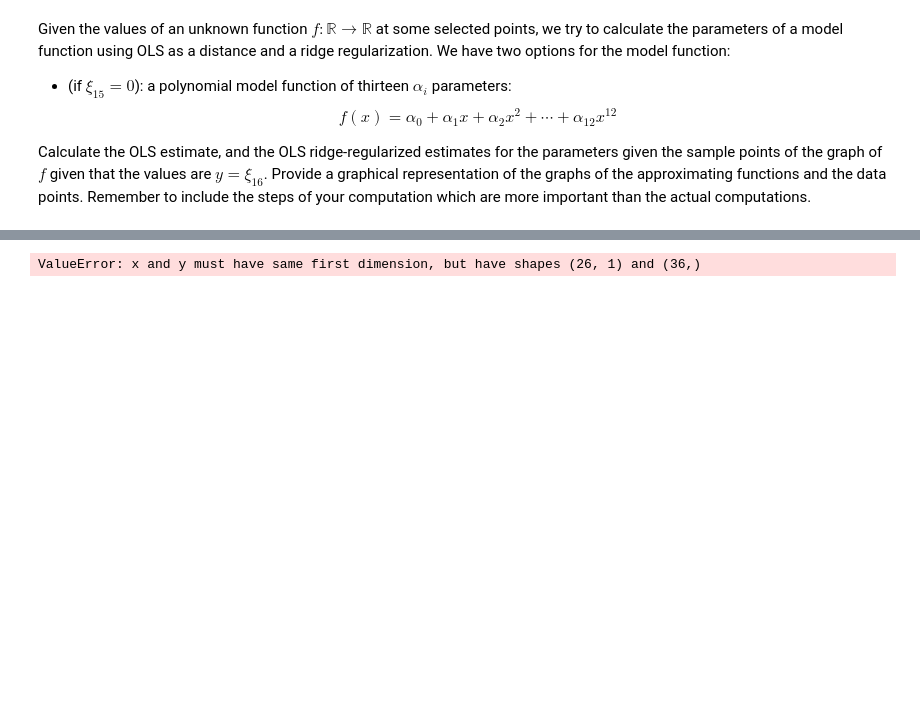
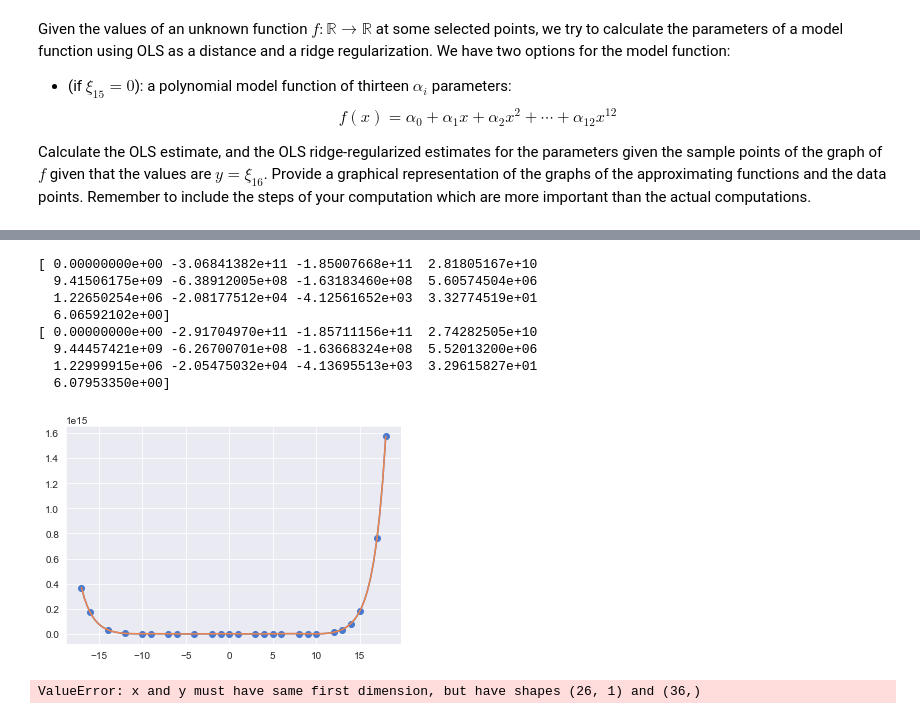
Before and after one commit to saketthakur001/Data-analysis-tasks, a Jupyter notebook: task_5_final.ipynb, the cells around one changed output, grey strips where cells are left out. Saved outputs shown, nothing was run; the diff lists cells and outputs as text; code cells hidden in the pictures; blank space fills up the shorter version.

```diff
--- a/task_5_final.ipynb
+++ b/task_5_final.ipynb
@@ -230,3 +226,71 @@ plt.show()
+# %%
+# Import the necessary modules
+import sklearn as sk
+from sklearn.linear_model import LinearRegression
+from sklearn.linear_model import Ridge
+from matplotlib import pyplot as plt
+import numpy as np
+import seaborn as sns
+from pprint import pprint
+
+# Define the data points as a list of tuples (x, y)
+data_points = [ (8, 127433440427.93), (9, 455607796096.94), (-12, 4606791204420.56), (15, 180878513712957.6), (10, 1637803075559.21), (13, 33444295810203.46), (4, 44293389.84), (-9, 97749416600.4), (17, 764641404511483.2), (-7, 2100755903.26), (-1, -7.9), (-2, -9770.07), (18, 1574526396408553.5), (6, 4624964052.51), (-4, -8665897.85), (-6, 6959469.09), (3, 1720107.86), (5, 538222472.88), (-14, 32074290256609.59), (-16, 171527592284611.6), (0, -4.86), (1, 10.28), (-17, 369051651390021.94), (-10, 389311225273.36), (12, 12952353048611.79), (14, 81115064579528.31)]
+
+# Create an instance of the ordinary least squares (OLS) regression model with an intercept term
+ols = LinearRegression(fit_intercept=True)
+
+# Create an instance of the ridge regression model with an intercept term and a regularization parameter alpha
+Ols_ridge = Ridge(alpha=1, fit_intercept=True)
+
+# Extract the x and y values from the data points and reshape them into two-dimensional arrays
+X = np.array([x[0] for x in data_points]).reshape(-1, 1)
+Y = np.array([x[1] for x in data_points])
+
+# Create an instance of the polynomial features transformer with a degree of 12
+polynomial = sk.preprocessing.PolynomialFeatures(degree=12)
+
+# Transform the x values into polynomial features
+x_poly = polynomial.fit_transform(X)
+
+# Fit the OLS model to the polynomial features and the y values
+ols_model = ols.fit(x_poly, Y)
+
+# Predict the y values using the OLS model and the polynomial features
+y_pred = ols_model.predict(x_poly)
+
+# Fit the ridge model to the polynomial features and the y values
+ols_model_ridge = Ols_ridge.fit(x_poly, Y)
+
+# Predict the y values using the ridge model and the polynomial features
+y_pred_ridge = ols_model_ridge.predict(x_poly)
+
+# Print the coefficients of the OLS model
+print(ols_model.coef_)
+
+# Print the coefficients of the ridge model
+print(ols_model_ridge.coef_)
+
+# Create a range of x values for plotting
+X_range = np.linspace(min(X), max(X), 100, endpoint=True)
+
+# Transform the x range into polynomial features
+X_range_polynomial = polynomial.fit_transform(X_range.reshape(-1, 1))
+
+# Plot the data points and the regression curves
+plt.scatter(X, Y)
+plt.plot(X_range, ols_model.predict(X_range_polynomial))
+plt.plot(X_range, ols_model_ridge.predict(X_range_polynomial))
+plt.show()
+# %% [output]
+[ 0.00000000e+00 -3.06841382e+11 -1.85007668e+11  2.81805167e+10
+  9.41506175e+09 -6.38912005e+08 -1.63183460e+08  5.60574504e+06
+  1.22650254e+06 -2.08177512e+04 -4.12561652e+03  3.32774519e+01
+  6.06592102e+00]
+[ 0.00000000e+00 -2.91704970e+11 -1.85711156e+11  2.74282505e+10
+  9.44457421e+09 -6.26700701e+08 -1.63668324e+08  5.52013200e+06
+  1.22999915e+06 -2.05475032e+04 -4.13695513e+03  3.29615827e+01
+  6.07953350e+00]
+[figure, added]
 # %%
 # plt.figure(figsize=(20,7))
 # plt.scatter(X, Y, label='data_points')
```
Also changed, not shown: parts of 7 cells of this notebook.
